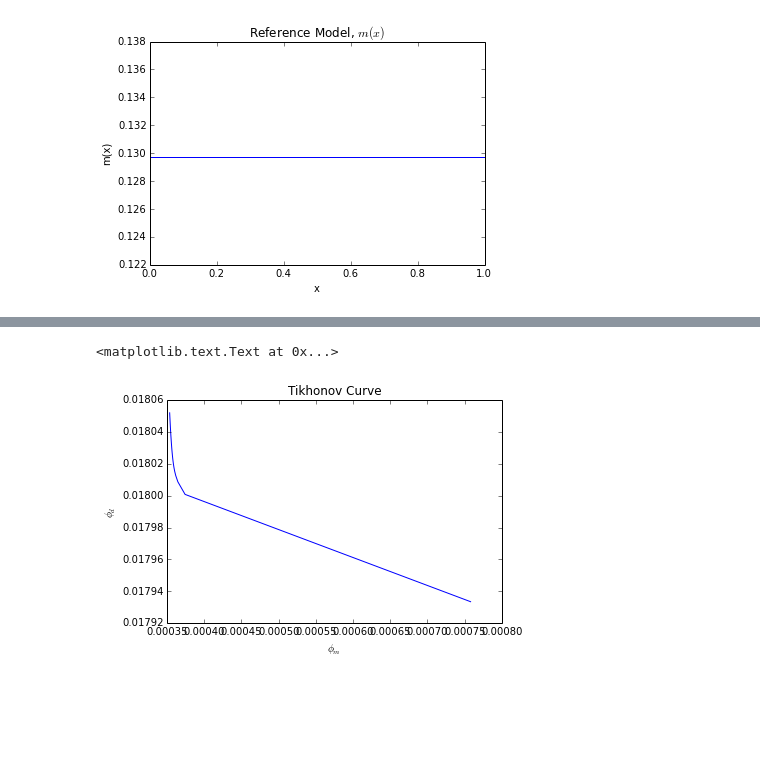
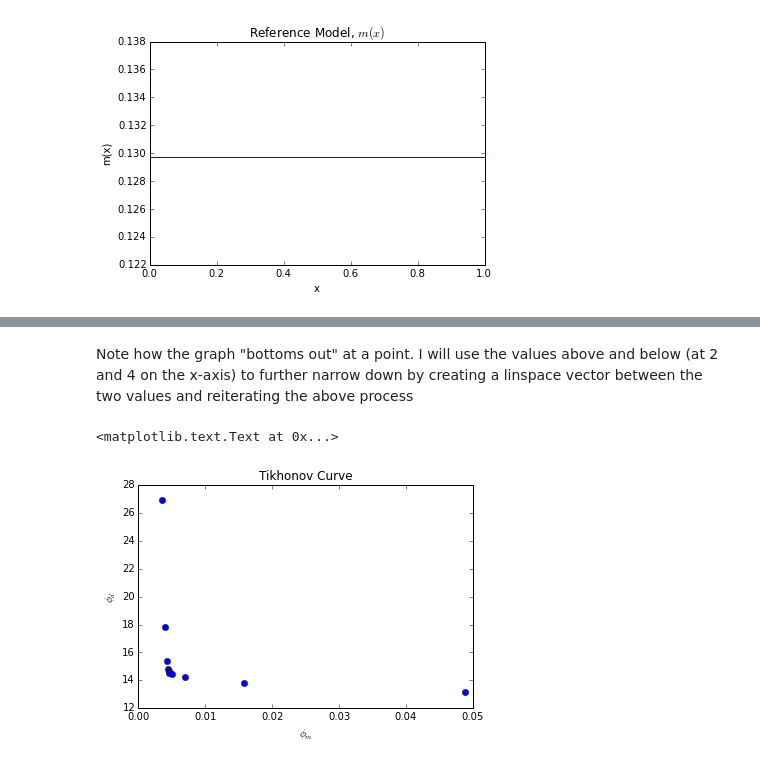
Before and after one commit to jokulhaup/directed_studies, a Jupyter notebook: Module 2 Python.ipynb, the cells around one changed output, grey strips where cells are left out. Cells and saved outputs as stored; diff of their text form; code cells hidden in the pictures; blank space fills up the shorter version.

```diff
--- a/Module 2 Python.ipynb
+++ b/Module 2 Python.ipynb
@@ -144,11 +144,11 @@ pylab.title('Synthetic Data and noise, $d$')
 # Calculate the data misfit, phi_d #
 ####################################
 
-error = lambda floor, percent, data: 1/(floor + percent*np.absolute(data))  # Anonymous function to estimate error
+error = lambda floor, percent, data: floor + percent*np.absolute(data)  # Anonymous function to estimate error
 L2 = lambda M, w: dot(dot(w.T,M.T),dot(M,w))                                # Anonymous function for 2-Norm
 
 # Make Wd
-eps = error(1,0.02,dobs) # define epsilon and Wd
+eps = error(0.5,0.02,dobs) # define epsilon and Wd
 Wd=np.diag(eps)
 
 # Take the 2-norm
@@ -237,0 +292,24 @@ pylab.title('Model, $m(x)$')
+# %%
+# Make the Tikhonov Curve
+beta = 100000                                  # Set beta value
+itns = 10                                      # set maximum number of iterations
+phdTik=np.zeros(itns)                          # preallocate arrays
+phmTik=np.zeros(itns)
+foo = np.zeros(itns)
+b=np.zeros(itns)
+phdstar = 20
+
+
+for i in range(itns):
+    mrec = dot(np.linalg.inv(dot(dot(G.T,Wd.T),dot(Wd,G)) + beta*dot(Wm.T,Wm)),dot(dot(G.T,Wd),dot(Wd,dobs)) + beta*dot(dot(Wm.T,Wm),mref))
+    b[i] = beta
+    phdTik[i] = L2(Wd, np.dot(G,mrec)-dobs)
+    phmTik[i] = L2(Wm, mref-mrec)
+    foo[i] = np.absolute(phdTik[i]-phdstar)
+    beta=beta*0.5
+
+
+pylab.plot(phmTik,phdTik,'o')
+pylab.xlabel('$\phi_m$')
+pylab.ylabel('$\phi_d$')
+pylab.title('Tikhonov Curve')
@@ -238,20 +332,20 @@ pylab.title('Model, $m(x)$')
+# %% [markdown]
+Note how the graph "bottoms out" at a point. I will use the values above and below (at 2 and 4 on the x-axis) to further narrow down by creating a linspace vector between the two values and reiterating the above process
 # %%
-# Make the Tikhonov Curve
+beta = np.linspace(b[2], b[4], 10)
 
-beta = np.linspace(0.1,10,20)                                      # Set beta value
-phdTik=np.zeros(len(beta))
-phmTik=np.zeros(len(beta))
-
-for i in range(len(beta)):
+for i in range(itns):
     mrec = dot(np.linalg.inv(dot(dot(G.T,Wd.T),dot(Wd,G)) + beta[i]*dot(Wm.T,Wm)),dot(dot(G.T,Wd),dot(Wd,dobs)) + beta[i]*dot(dot(Wm.T,Wm),mref))
     phdTik[i] = L2(Wd, np.dot(G,mrec)-dobs)
     phmTik[i] = L2(Wm, mref-mrec)
+    foo[i] = np.absolute(phdTik[i]-phdstar)
+    beta=beta*0.5
 
-# Plot
-pylab.plot(phmTik,phdTik)
+
+pylab.plot(phmTik,phdTik,'o')
 pylab.xlabel('$\phi_m$')
 pylab.ylabel('$\phi_d$')
 pylab.title('Tikhonov Curve')
 # %% [output]
 <matplotlib.text.Text at 0x...>
-[figure, old version]
+[figure, new version]
```
Also changed, not shown: parts of 15 cells of this notebook.
